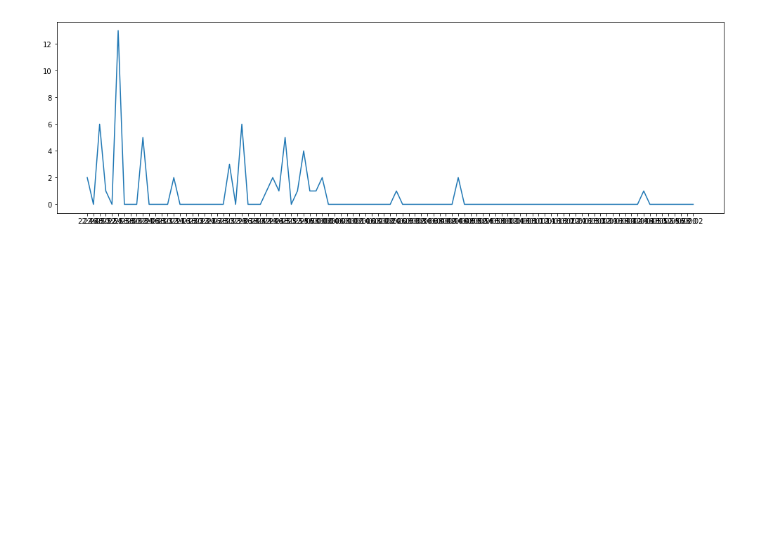
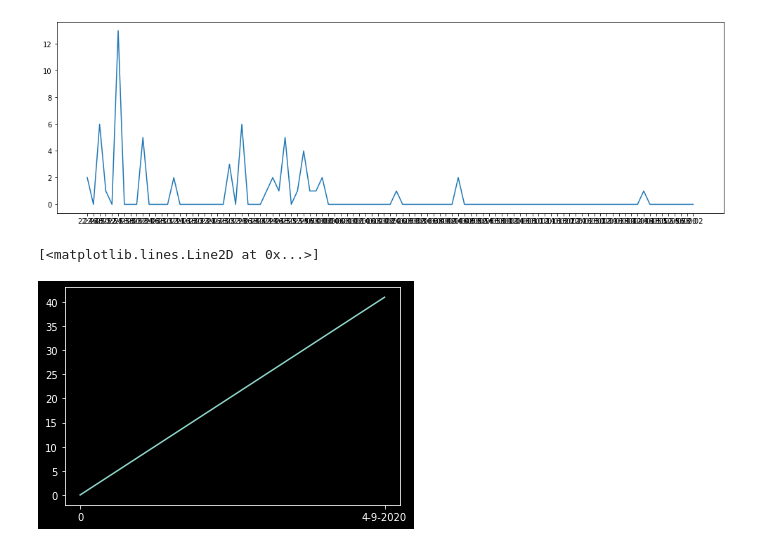
Before and after one commit to sayyss/Antonn, a Jupyter notebook: Untitled.ipynb, the cells around one changed output. Saved outputs shown, nothing was run; the diff lists cells and outputs as text; code cells hidden in the pictures; blank space fills up the shorter version.

Commit message:
Fixed Graphs

```diff
--- a/Untitled.ipynb
+++ b/Untitled.ipynb
@@ -33,3 +33,16 @@ plt.plot(x,y)
 # %% [output]
 [<matplotlib.lines.Line2D at 0x...>]
 [figure]
+# %%
+x = ['0','4-9-2020']
+y = [0,41]
+# %%
+from matplotlib.ticker import MaxNLocator
+ax = plt.figure().gca()
+ax.yaxis.set_major_locator(MaxNLocator(integer=True))
+
+plt.style.use('dark_background')
+plt.plot(x,y)
+# %% [output]
+[<matplotlib.lines.Line2D at 0x...>]
+[figure, added]
```
Also changed, not shown: 3 other files.
